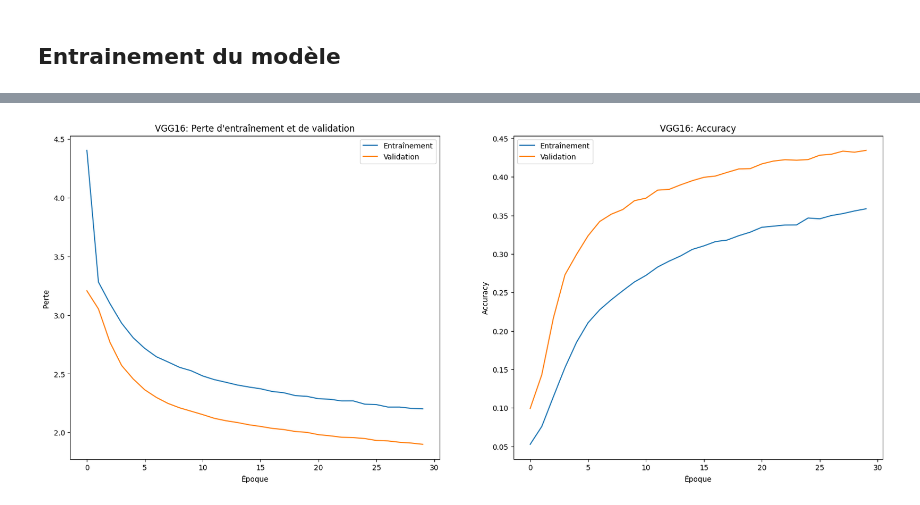
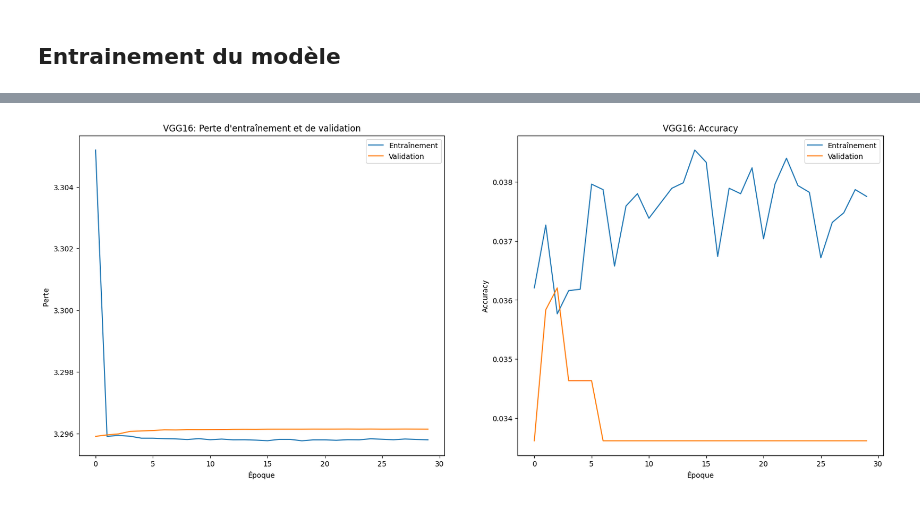
Before and after one commit to elkarimero/rakuten-challenge, a Jupyter notebook: notebooks/Models/karim-modelisation_VGG-withoutFineTuning.ipynb, the cells around one changed output, grey strips where cells are left out. Drawn from its saved outputs; the diff is of its cells as text; code cells hidden in the pictures.

```diff
--- a/notebooks/Models/karim-modelisation_VGG-withoutFineTuning.ipynb
+++ b/notebooks/Models/karim-modelisation_VGG-withoutFineTuning.ipynb
@@ -111,6 +122,14 @@ base_model = tf.keras.applications.VGG16(
 
 # Dégeler les dernières couches du modèle de base
 base_model.trainable = False
+# Dégeler le 5ème bloc de convolution
+for layer in base_model.layers:
+    if "block5_" in layer.name:
+        layer.trainable = True
+    elif "block4_" in layer.name:
+        layer.trainable = True
+    else:
+        layer.trainable = False
 
 # Data augmentation
 data_augmentation = tf.keras.Sequential([
@@ -140,15 +159,6 @@ model = tf.keras.Sequential([
     tf.keras.layers.Dense(nb_class, activation='softmax')
 ])
 
-lr_reducer = tf.keras.callbacks.ReduceLROnPlateau(
-    monitor='val_loss', factor=0.5, patience=3
-)
-
-early_stopping = tf.keras.callbacks.EarlyStopping(
-    monitor='val_accuracy',
-    patience=5,
-    restore_best_weights=True
-)
 
 model.compile(
     loss='sparse_categorical_crossentropy',
@@ -157,9 +167,12 @@ model.compile(
 
 
 model_history = model.fit(train_ds,
-                           validation_data=val_ds,
-                           epochs=30,
-                           callbacks=[lr_reducer, early_stopping])
+                        validation_data=val_ds,
+                        epochs=30,
+                        callbacks=[
+                        #tf.keras.callbacks.EarlyStopping(monitor="val_loss", patience=2, restore_best_weights=True),
+                        tf.keras.callbacks.ReduceLROnPlateau(monitor='val_loss', factor=0.5, patience=3)
+                    ])
 
 # Analyse de l'entainement
 print("Analyse entraintement")
@@ -187 +200 @@ Précision de validation finale: 0.4344
-[figure, old version]
+[figure, new version]
```
Also changed, not shown: parts of 2 cells of this notebook, 1 other file.
